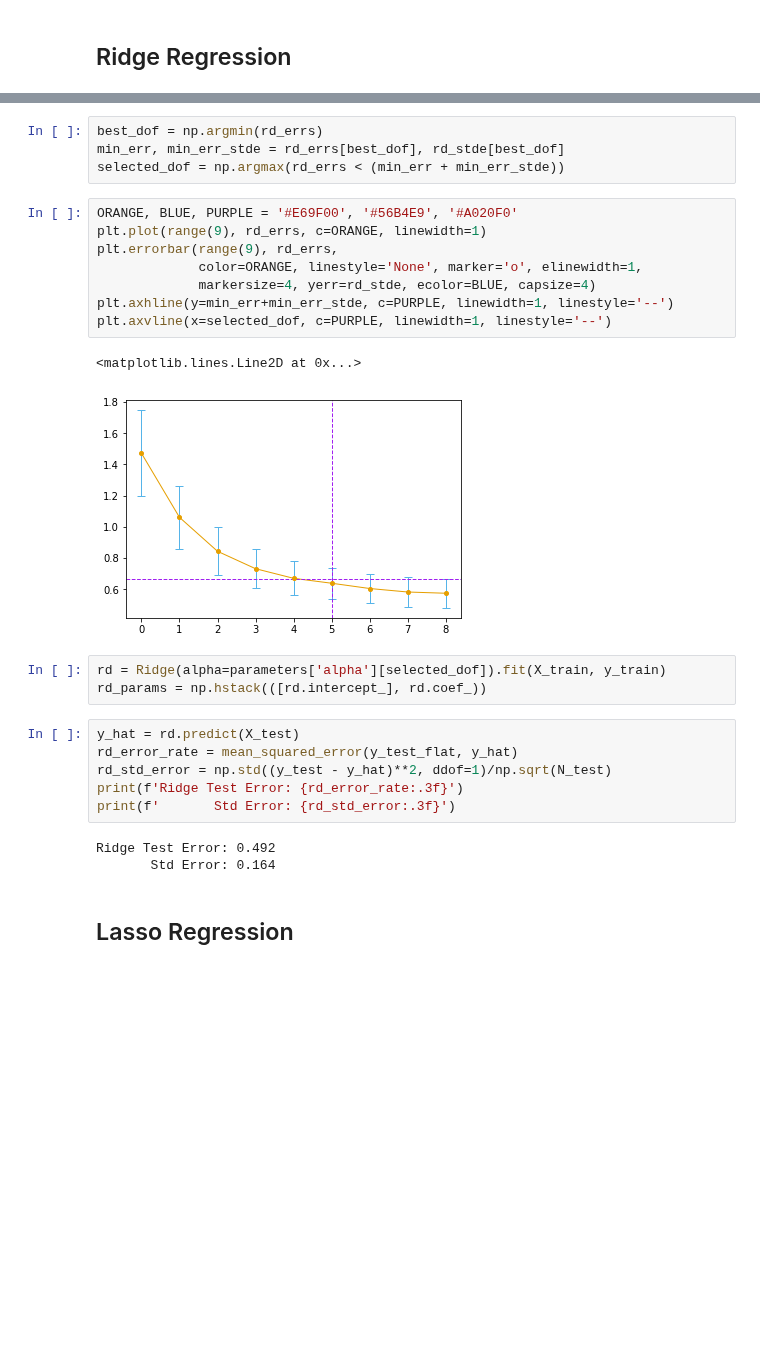
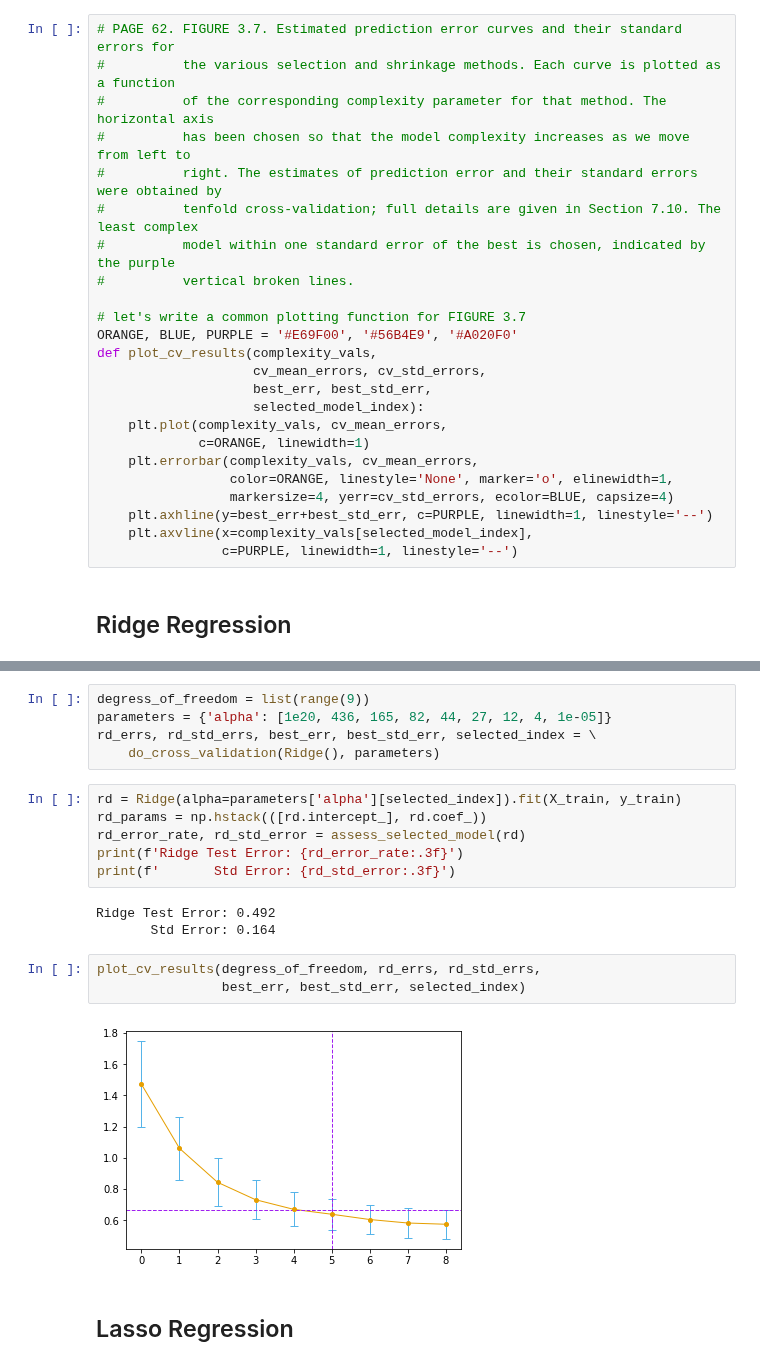
Before and after one commit to empathy87/The-Elements-of-Statistical-Learning-Python-Notebooks, a Jupyter notebook: examples/Prostate Cancer.ipynb, the cells around one changed output, grey strips where cells are left out. Drawn from its saved outputs; the diff is of its cells as text; blank space fills up the shorter version.

```diff
--- a/examples/Prostate Cancer.ipynb
+++ b/examples/Prostate Cancer.ipynb
@@ -111,3 +157,27 @@ Least Squares Test Error: 0.521
+# %%
+# PAGE 62. FIGURE 3.7. Estimated prediction error curves and their standard errors for
+#          the various selection and shrinkage methods. Each curve is plotted as a function
+#          of the corresponding complexity parameter for that method. The horizontal axis
+#          has been chosen so that the model complexity increases as we move from left to
+#          right. The estimates of prediction error and their standard errors were obtained by
+#          tenfold cross-validation; full details are given in Section 7.10. The least complex
+#          model within one standard error of the best is chosen, indicated by the purple
+#          vertical broken lines.
+
+# let's write a common plotting function for FIGURE 3.7
+ORANGE, BLUE, PURPLE = '#E69F00', '#56B4E9', '#A020F0'
+def plot_cv_results(complexity_vals,
+                    cv_mean_errors, cv_std_errors,
+                    best_err, best_std_err,
+                    selected_model_index):
+    plt.plot(complexity_vals, cv_mean_errors,
+             c=ORANGE, linewidth=1)
+    plt.errorbar(complexity_vals, cv_mean_errors,
+                 color=ORANGE, linestyle='None', marker='o', elinewidth=1,
+                 markersize=4, yerr=cv_std_errors, ecolor=BLUE, capsize=4)
+    plt.axhline(y=best_err+best_std_err, c=PURPLE, linewidth=1, linestyle='--')
+    plt.axvline(x=complexity_vals[selected_model_index],
+                c=PURPLE, linewidth=1, linestyle='--')
 # %% [markdown]
 ## Ridge Regression
 # %%
@@ -130,30 +185,22 @@ rd_stde = np.std(cv, ddof=1, axis=1)/np.sqrt(K)
-# %%
-best_dof = np.argmin(rd_errs)
-min_err, min_err_stde = rd_errs[best_dof], rd_stde[best_dof]
-selected_dof = np.argmax(rd_errs < (min_err + min_err_stde))
-# %%
-ORANGE, BLUE, PURPLE = '#E69F00', '#56B4E9', '#A020F0'
-plt.plot(range(9), rd_errs, c=ORANGE, linewidth=1)
-plt.errorbar(range(9), rd_errs,
-             color=ORANGE, linestyle='None', marker='o', elinewidth=1,
-             markersize=4, yerr=rd_stde, ecolor=BLUE, capsize=4)
-plt.axhline(y=min_err+min_err_stde, c=PURPLE, linewidth=1, linestyle='--')
-plt.axvline(x=selected_dof, c=PURPLE, linewidth=1, linestyle='--')
-# %% [output]
-<matplotlib.lines.Line2D at 0x...>
-[figure, removed]
+# %%
+degress_of_freedom = list(range(9))
+parameters = {'alpha': [1e20, 436, 165, 82, 44, 27, 12, 4, 1e-05]}
+rd_errs, rd_std_errs, best_err, best_std_err, selected_index = \
+    do_cross_validation(Ridge(), parameters)
 # %%
-rd = Ridge(alpha=parameters['alpha'][selected_dof]).fit(X_train, y_train)
+rd = Ridge(alpha=parameters['alpha'][selected_index]).fit(X_train, y_train)
 rd_params = np.hstack(([rd.intercept_], rd.coef_))
+rd_error_rate, rd_std_error = assess_selected_model(rd)
+print(f'Ridge Test Error: {rd_error_rate:.3f}')
+print(f'       Std Error: {rd_std_error:.3f}')
+# %% [output]
+Ridge Test Error: 0.492
+       Std Error: 0.164
-# %%
-y_hat = rd.predict(X_test)
-rd_error_rate = mean_squared_error(y_test_flat, y_hat)
-rd_std_error = np.std((y_test - y_hat)**2, ddof=1)/np.sqrt(N_test)
-print(f'Ridge Test Error: {rd_error_rate:.3f}')
-print(f'       Std Error: {rd_std_error:.3f}')
-# %% [output]
-Ridge Test Error: 0.492
-       Std Error: 0.164
+# %%
+plot_cv_results(degress_of_freedom, rd_errs, rd_std_errs,
+                best_err, best_std_err, selected_index)
+# %% [output]
+[figure, added]
 # %% [markdown]
 ## Lasso Regression
 # %%
```
Also changed, not shown: parts of 34 cells of this notebook.
